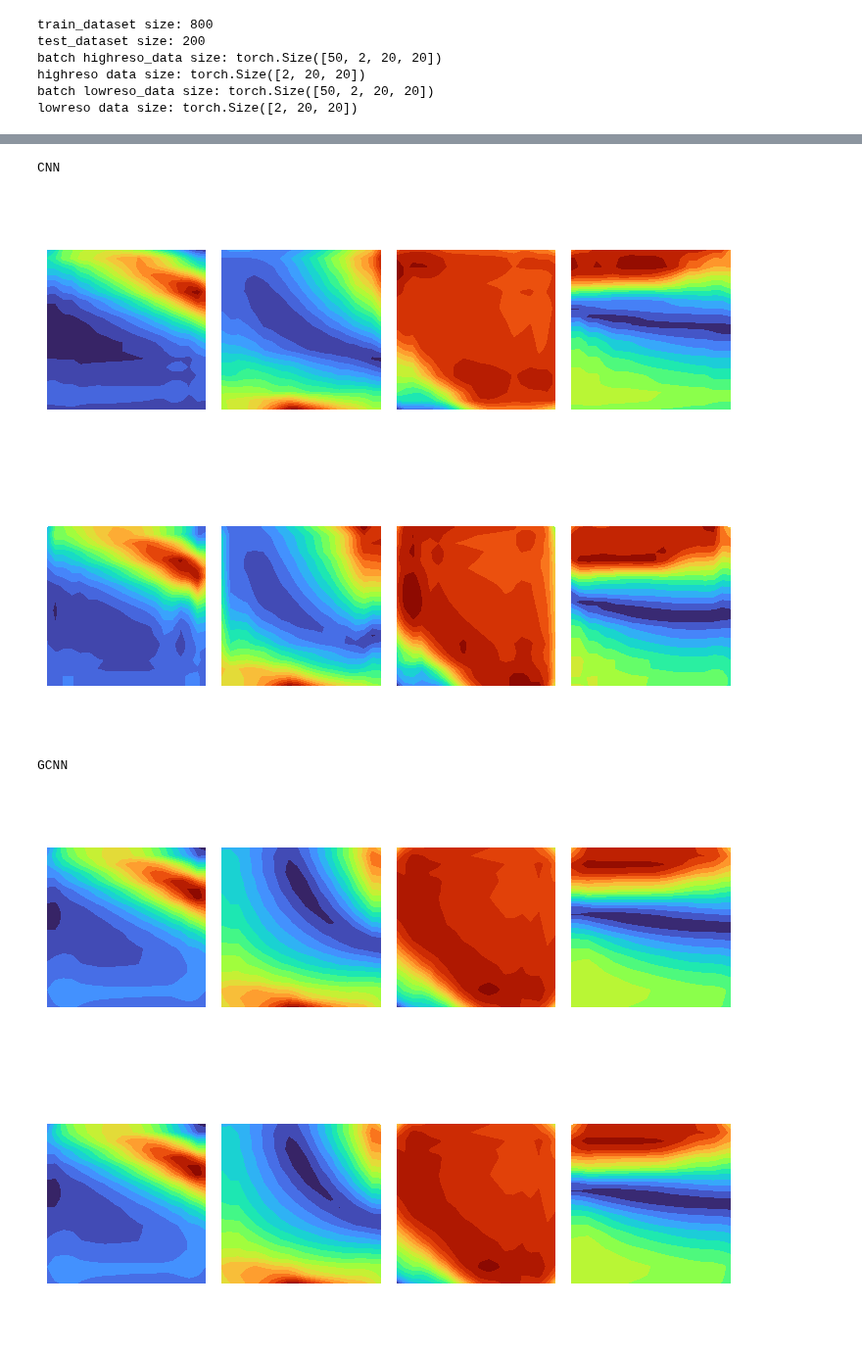
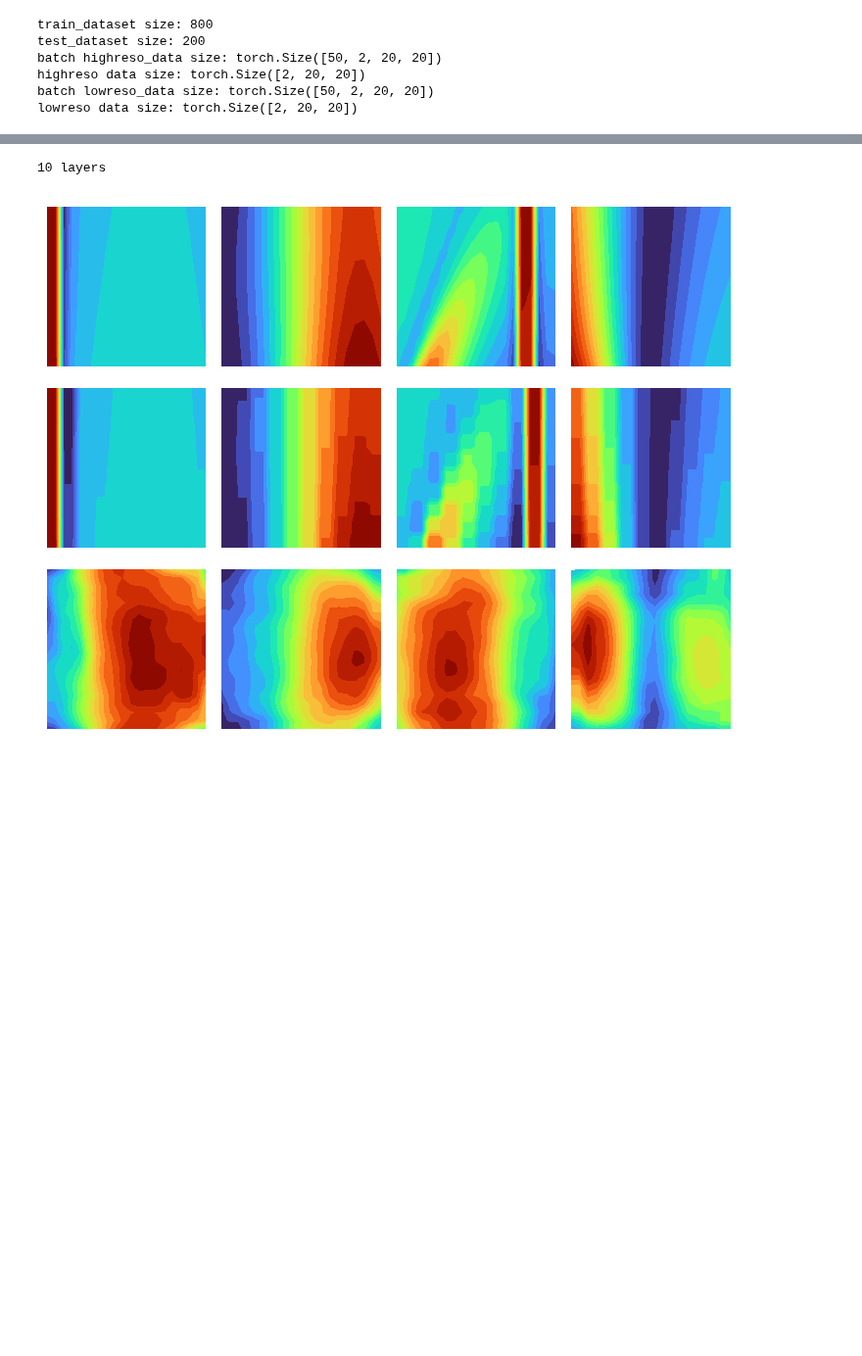
Before and after one commit to htymjun/da-sr, a Jupyter notebook: srgcnn.ipynb, the cells around one changed output, grey strips where cells are left out. Shown at 98% size. Cells and saved outputs as stored; diff of their text form; code cells hidden in the pictures; blank space fills up the shorter version.

```diff
--- a/srgcnn.ipynb
+++ b/srgcnn.ipynb
@@ -406,36 +466,35 @@ GCNN
-# %%
-# check equivariance
-print("CNN")
-net_CNN.eval()
-with torch.no_grad():
-  for highreso_data, lowreso_data in test_batch:
-    # transfer Tensor to GPU
-    highreso_data = highreso_data.to(device)
-    lowreso_data = lowreso_data.to(device)
-    # calc pred
-    y_pred1 = net_CNN(lowreso_data)
-    y_pred2 = net_CNN(torch.rot90(lowreso_data, k=1, dims=(2,3)))
-    # show result
-    cat_imshow(2, 4, torch.rot90(y_pred1, k=1, dims=(2,3)).to('cpu'), y_pred2.to('cpu'))
-    plt.show()
-    break
-
-print("GCNN")
-net_GCNN.eval()
-with torch.no_grad():
-  for highreso_data, lowreso_data in test_batch:
-    # transfer Tensor to GPU
-    highreso_data = highreso_data.to(device)
-    lowreso_data = lowreso_data.to(device)
-    # calc pred
-    y_pred1 = net_GCNN(lowreso_data)
-    y_pred2 = net_GCNN(torch.rot90(lowreso_data, k=1, dims=(2,3)))
-    # show result
-    cat_imshow(2, 4, torch.rot90(y_pred1, k=1, dims=(2,3)).to('cpu'), y_pred2.to('cpu'))
-    plt.show()
-    break
-# %% [output]
-CNN
-[figure, removed]
-GCNN
-[figure, removed]
+# %%
+# check super-resolution data
+# 5 layers
+print("5 layers")
+net5.eval()
+with torch.no_grad():
+  for highreso_data, lowreso_data in test_batch:
+    # transfer Tensor to GPU
+    highreso_data = highreso_data.to(device)
+    lowreso_data = lowreso_data.to(device)
+    # calc pred
+    y_pred = net5(lowreso_data)
+    # show result
+    cat_imshow(3, 4, highreso_data.to('cpu'), lowreso_data.to('cpu'), y_pred.to('cpu'))
+    plt.show()
+    break
+# %%
+# check super-resolution data
+# 10 layers
+print("10 layers")
+net10.eval()
+with torch.no_grad():
+  for highreso_data, lowreso_data in test_batch:
+    # transfer Tensor to GPU
+    highreso_data = highreso_data.to(device)
+    lowreso_data = lowreso_data.to(device)
+    # calc pred
+    y_pred = net10(lowreso_data)
+    # show result
+    cat_imshow(3, 4, highreso_data.to('cpu'), lowreso_data.to('cpu'), y_pred.to('cpu'))
+    plt.show()
+    break
+# %% [output]
+10 layers
+[figure, added]
```
Also changed, not shown: parts of 8 cells of this notebook.
